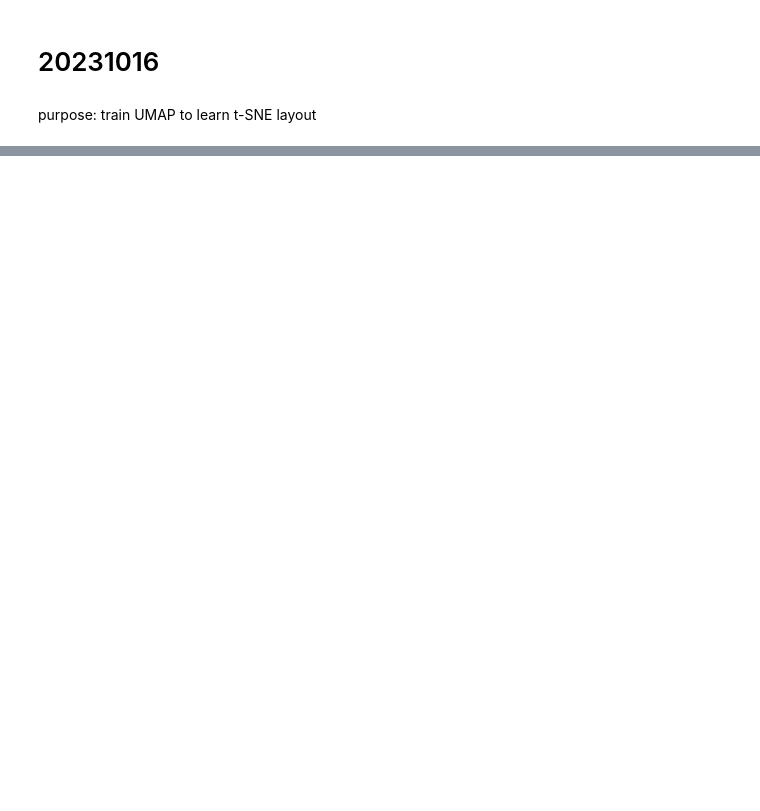
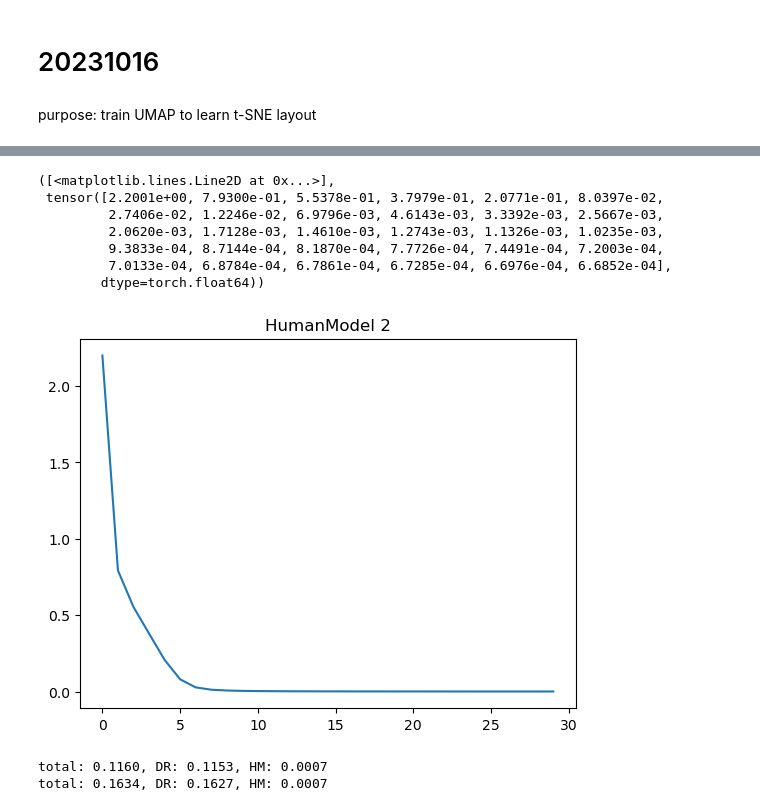
Before and after one commit to ZhangWan-byte/DVHL, a Jupyter notebook: evaluation.ipynb, the cells around one changed output, grey strips where cells are left out. Cells and saved outputs as stored; diff of their text form; code cells hidden in the pictures; blank space fills up the shorter version.

```diff
--- a/evaluation.ipynb
+++ b/evaluation.ipynb
@@ -42,0 +49,26 @@ train_losses, eval_losses
+# %%
+# II-2
+# train_losses = torch.load("./results/231017155544_II_2/train_losses_II_2.pt")
+train_losses = torch.load("./results/231017165347_II_2/train_losses_II_2.pt")
+plt.title("HumanModel 2")
+plt.plot(train_losses), train_losses
+# %% [output]
+([<matplotlib.lines.Line2D at 0x...>],
+ tensor([2.2001e+00, 7.9300e-01, 5.5378e-01, 3.7979e-01, 2.0771e-01, 8.0397e-02,
+         2.7406e-02, 1.2246e-02, 6.9796e-03, 4.6143e-03, 3.3392e-03, 2.5667e-03,
+         2.0620e-03, 1.7128e-03, 1.4610e-03, 1.2743e-03, 1.1326e-03, 1.0235e-03,
+         9.3833e-04, 8.7144e-04, 8.1870e-04, 7.7726e-04, 7.4491e-04, 7.2003e-04,
+         7.0133e-04, 6.8784e-04, 6.7861e-04, 6.7285e-04, 6.6976e-04, 6.6852e-04],
+        dtype=torch.float64))
+[figure, added]
+# %%
+# I-2
+# train_losses = torch.load("./results/231017160532_I_2/train_losses_I_2.pt")
+# eval_losses = torch.load("./results/231017160532_I_2/eval_losses_I_2.pt")
+train_losses = torch.load("./results/231017170524_I_2/train_losses_I_2.pt")
+eval_losses = torch.load("./results/231017170524_I_2/eval_losses_I_2.pt")
+print("total: {:.4f}, DR: {:.4f}, HM: {:.4f}".format(train_losses[0][0], train_losses[0][1], train_losses[0][2]))
+print("total: {:.4f}, DR: {:.4f}, HM: {:.4f}".format(eval_losses[0][0], eval_losses[0][1], eval_losses[0][2]))
+# %% [output]
+total: 0.1160, DR: 0.1153, HM: 0.0007
+total: 0.1634, DR: 0.1627, HM: 0.0007
```
Also changed, not shown: parts of 8 cells of this notebook, 2 other files.
